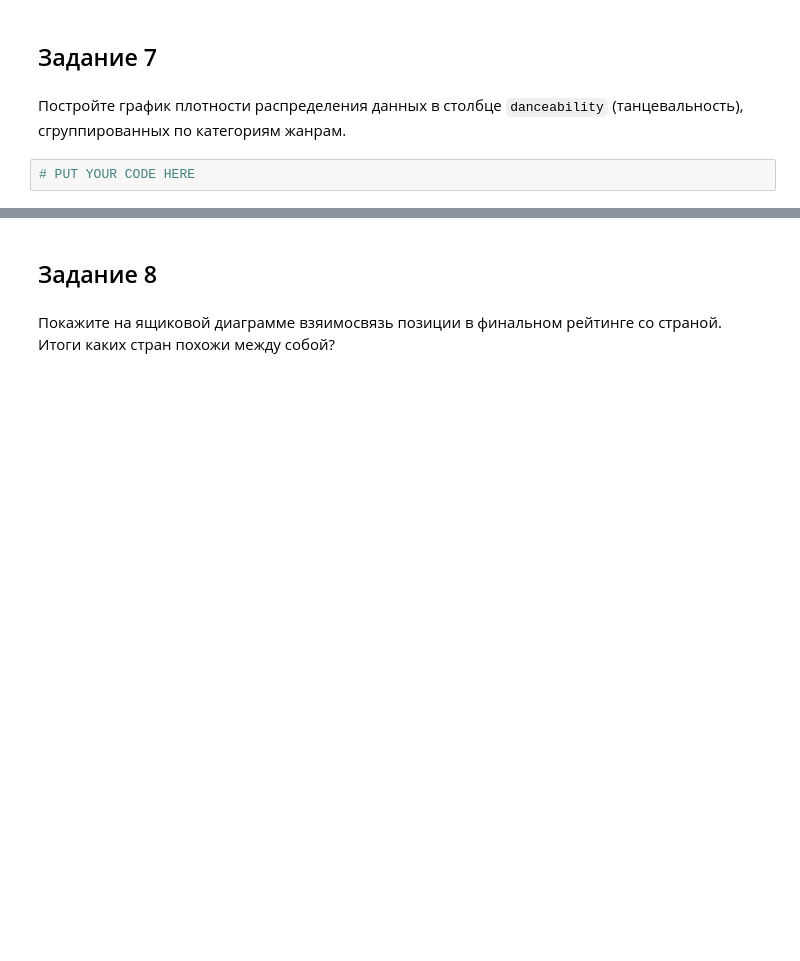
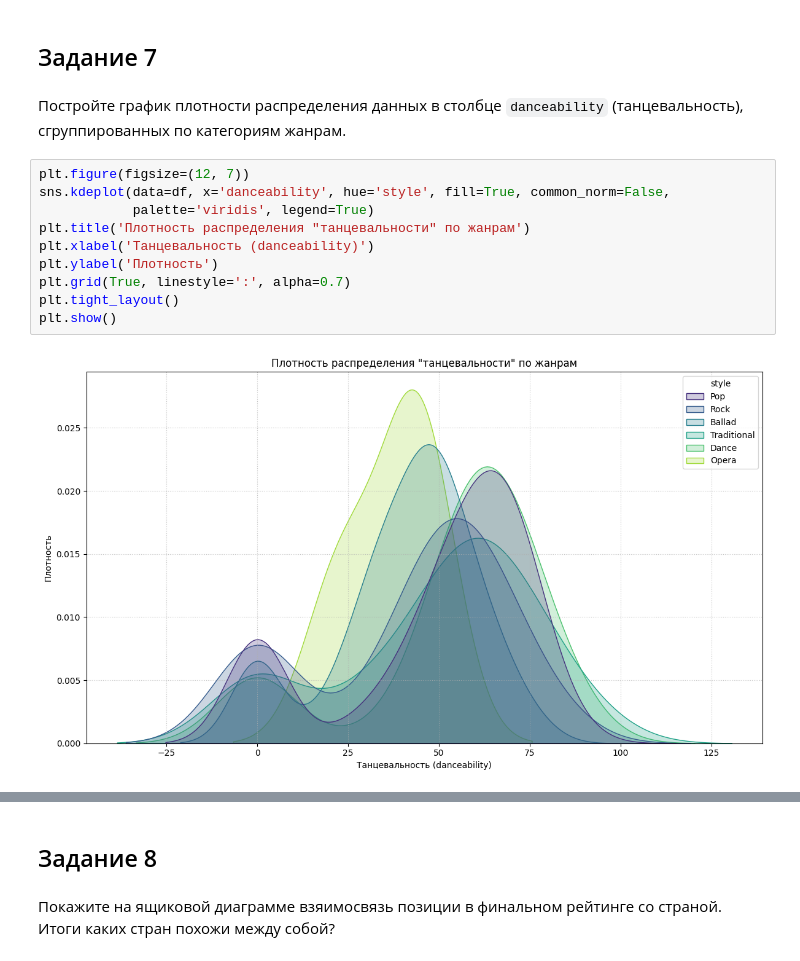
Before and after one commit to Astmatik001/MEVD002, a Jupyter notebook: МЕВД_ЛР2_24_25.ipynb, the cells around one changed output, grey strips where cells are left out. Cells and saved outputs as stored; diff of their text form; blank space fills up the shorter version.

```diff
--- a/МЕВД_ЛР2_24_25.ipynb
+++ b/МЕВД_ЛР2_24_25.ipynb
@@ -137,5 +271,15 @@ fig.show()
 ## Задание 7
 # %% [markdown]
 Постройте график плотности распределения данных в столбце `danceability` (танцевальность), сгруппированных по категориям жанрам.
-# %%
-# PUT YOUR CODE HERE
+# %%
+plt.figure(figsize=(12, 7))
+sns.kdeplot(data=df, x='danceability', hue='style', fill=True, common_norm=False,
+            palette='viridis', legend=True)
+plt.title('Плотность распределения "танцевальности" по жанрам')
+plt.xlabel('Танцевальность (danceability)')
+plt.ylabel('Плотность')
+plt.grid(True, linestyle=':', alpha=0.7)
+plt.tight_layout()
+plt.show()
+# %% [output]
+[figure, added]
```
Also changed, not shown: parts of 14 cells of this notebook.
